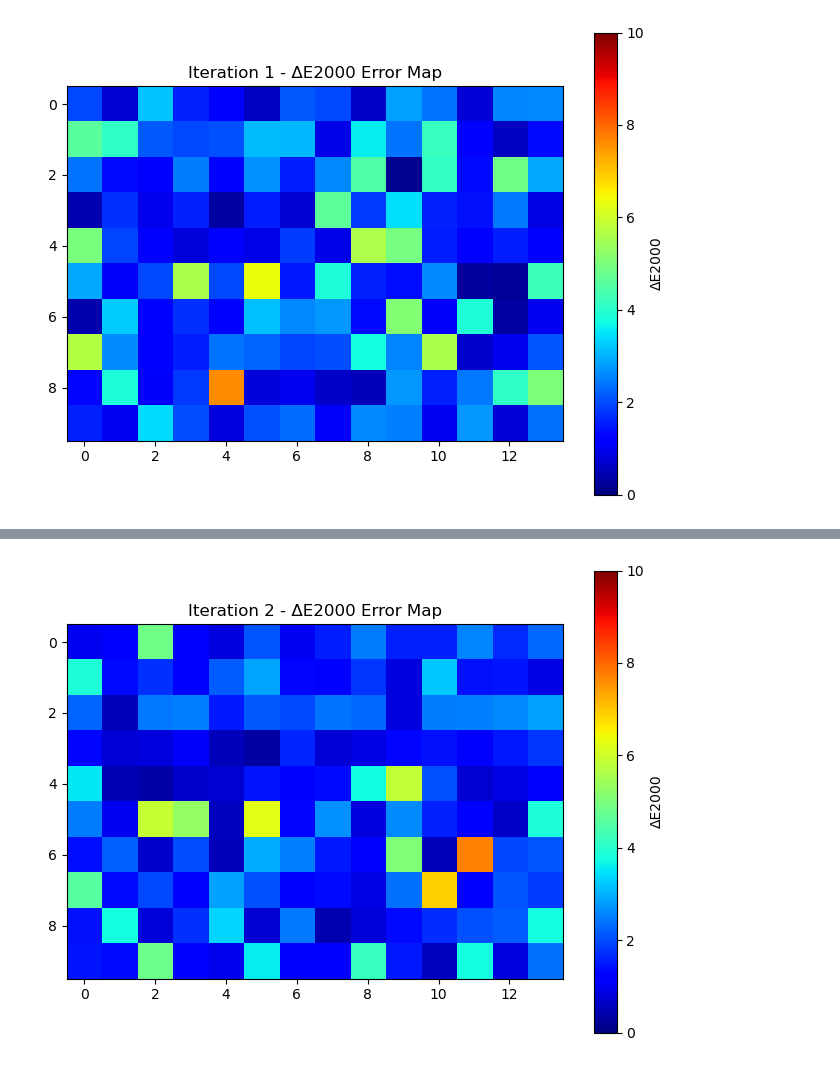
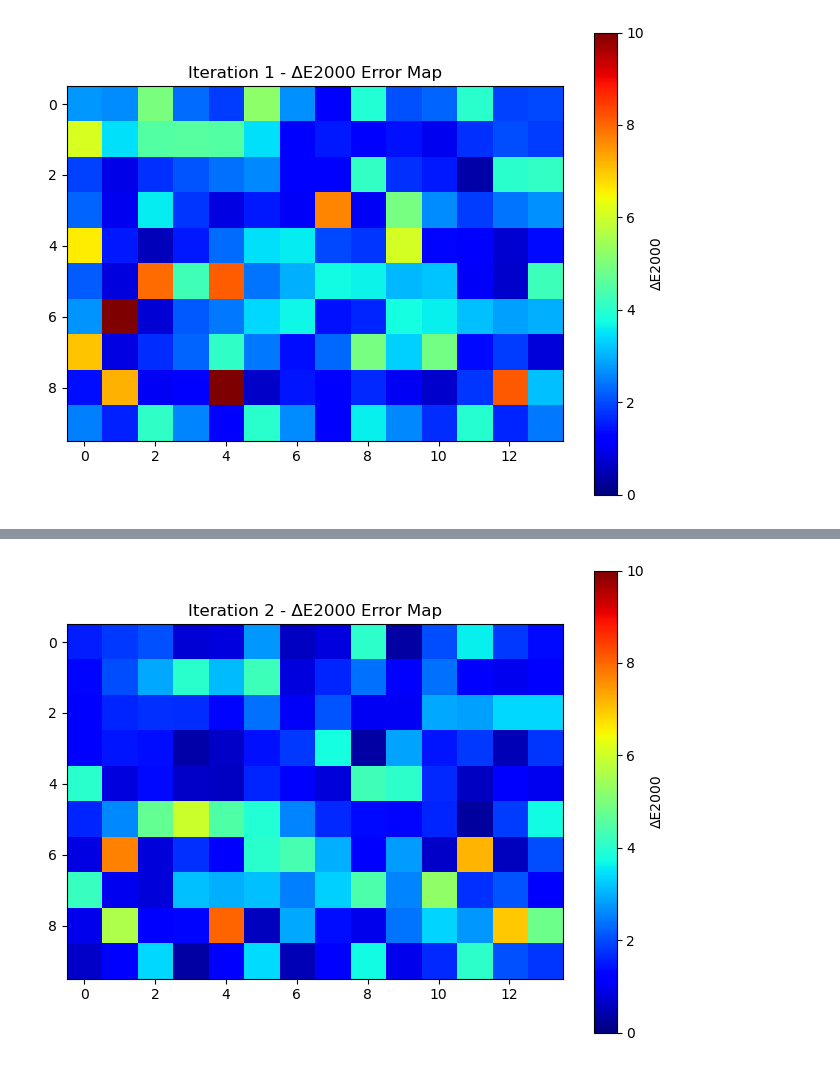
Before and after one commit to poirot-en-bardo/archival-painting-cc, a Jupyter notebook: code/python/nn_iterative.ipynb, the cells around one changed output, grey strips where cells are left out. Drawn from its saved outputs; the diff is of its cells as text; code cells hidden in the pictures.

```diff
--- a/code/python/nn_iterative.ipynb
+++ b/code/python/nn_iterative.ipynb
@@ -48,7 +48,7 @@ logging.info('Loading spectral data...')
 ill = np.loadtxt('../../data/CIE_D65.txt')
 CMFs = np.loadtxt('../../data/CIE2degCMFs_1931.txt')
 
-cube_path = '../../data/colorChecker_SG/cubes/cubeCC_120f-ekta100-f14.hdr'
+cube_path = '../../data/colorChecker_SG/cubes/cubeCC_fuji-frame4.hdr'
 cube = spectral.open_image(cube_path)
 cube_ref = spectral.open_image('../../data/colorChecker_SG/cubeCC_DigitalSG_REF.hdr')
 
@@ -102,6 +102,7 @@ for iteration in range(num_iterations):
 
     X_train_torch = torch.tensor(X_norm, dtype=torch.float32)
     Y_train_torch = torch.tensor(Y_norm, dtype=torch.float32)
+    np.random.seed(seed)
 
     # Split into train/test
     n_pixels = X_norm.shape[0]
@@ -190,15 +191,15 @@ plt.show()
 # Comparison plot
 plt.figure(figsize=(10,4))
 plt.subplot(1,3,1)
-plt.imshow(rgb_input)
+plt.imshow(np.clip(rgb_input, 0, 1))
 plt.title('Original Input')
 plt.axis('off')
 plt.subplot(1,3,2)
-plt.imshow(rgb_ref)
+plt.imshow(np.clip(rgb_ref, 0, 1))
 plt.title('Reference')
 plt.axis('off')
 plt.subplot(1,3,3)
-plt.imshow(corrected_rgb_image)
+plt.imshow(np.clip(corrected_rgb_image, 0, 1))
 plt.title('NN Corrected')
 plt.axis('off')
 plt.tight_layout()
@@ -294,7 +294,7 @@ logging.info('Loading spectral data...')
 ill = np.loadtxt('../../data/CIE_D65.txt')
 CMFs = np.loadtxt('../../data/CIE2degCMFs_1931.txt')
 
-cube_path = '../../data/colorChecker_SG/cubes/cubeCC_120f-ekta100-f14.hdr'
+cube_path = '../../data/colorChecker_SG/cubes/cubeCC_fuji-frame4.hdr'
 cube = spectral.open_image(cube_path)
 cube_ref = spectral.open_image('../../data/colorChecker_SG/cubeCC_DigitalSG_REF.hdr')
 
@@ -355,6 +355,7 @@ for iter_num in range(iterations):
     X_tensor = torch.tensor(X_norm, dtype=torch.float32)
     Y_tensor = torch.tensor(Y_norm, dtype=torch.float32)
 
+    np.random.seed(seed)
     # Split into training (80%) and test (20%) sets
     n_pixels = X_norm.shape[0]
     train_size = int(0.8 * n_pixels)
@@ -496 +497 @@ plt.show()
-[figure, old version]
+[figure, new version]
@@ -514 +515 @@ plt.show()
-[figure, old version]
+[figure, new version]
```
Also changed, not shown: parts of 3 cells of this notebook, 28 other files.
